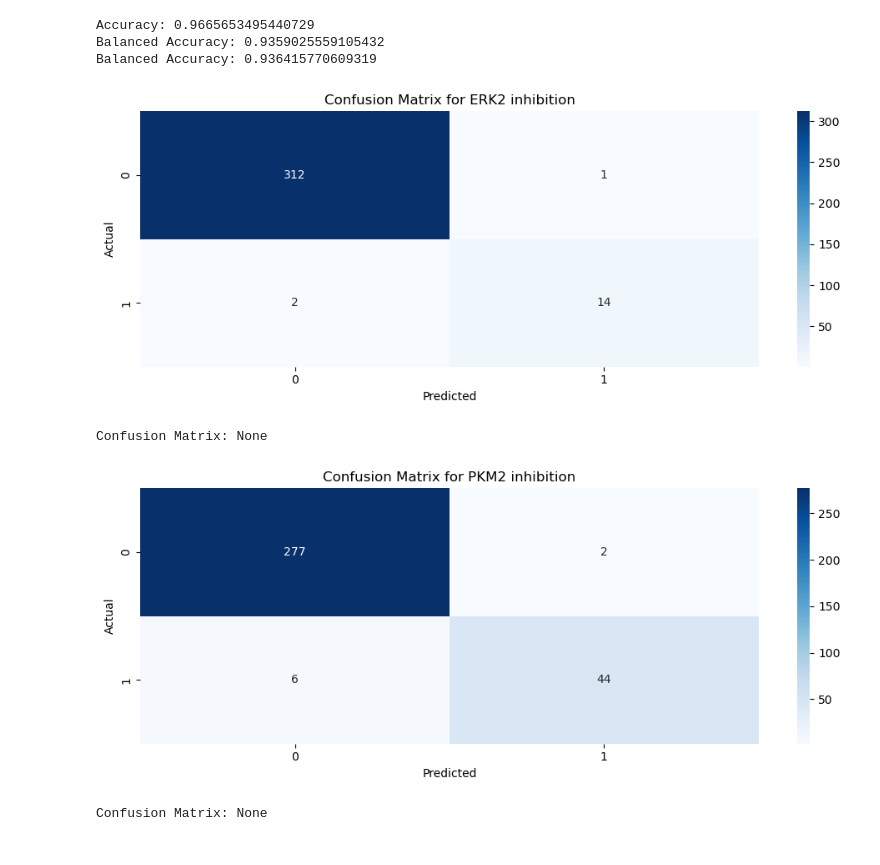
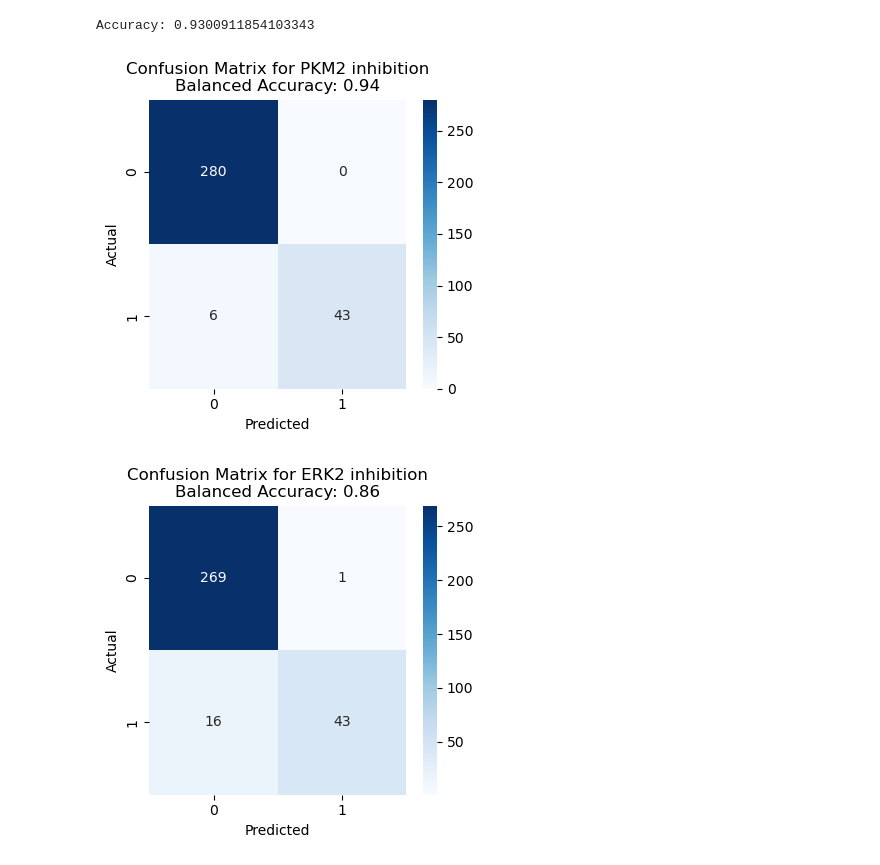
Before and after one commit to jobvandijk/GroupAssigment_group6, a Jupyter notebook: RandomForest.ipynb, the cells around one changed output. Saved outputs shown, nothing was run; the diff lists cells and outputs as text; code cells hidden in the pictures.

```diff
--- a/RandomForest.ipynb
+++ b/RandomForest.ipynb
@@ -13,16 +13,20 @@ file_path = r"sorted_tested_molecules.csv"
 df = pd.read_csv(file_path)
 
 def line_multiplication_class_balancing(df, dupe_amount):
+    # Filter for rows where both PKM2_inhibition and ERK2_inhibition are 1
+    ones_filter = (df['PKM2_inhibition'] == 1) & (df['ERK2_inhibition'] == 1)
 
-    ones_filter = (df['PKM2_inhibition'] == 1) | (df['ERK2_inhibition'] == 1)
-
+    # Select only rows that satisfy the filter
     filtered_df = df[ones_filter]
 
+    # Randomly select indices from filtered_df to duplicate
     random_selection = np.random.choice(filtered_df.index, size=dupe_amount, replace=True)
+
+    # Duplicate the selected rows
     duped_rows = df.loc[random_selection]
 
-    # "balanced"
-    balanced_df = pd.concat([df,duped_rows], ignore_index=True)
+    # Concatenate original dataframe and duplicated rows
+    balanced_df = pd.concat([df, duped_rows], ignore_index=True)
 
     return balanced_df
 
@@ -69,48 +73,53 @@ results_df.to_csv(output_file_path, index=False)
 def balanced_accuracy_score(y_true, y_pred):
     cm = confusion_matrix(y_true, y_pred)
     num_classes = cm.shape[0]
     sensitivities = []
 
     for i in range(num_classes):
         true_positives = cm[i, i]
         actual_positives = cm[i, :].sum()
         sensitivity = true_positives / actual_positives
         sensitivities.append(sensitivity)
 
     balanced_accuracy = sum(sensitivities) / num_classes
     return balanced_accuracy
 
 y_pred1 = y_pred[:, 0]
 y_pred2 = y_pred[:, 1]
 
 y_true1 = y_test['PKM2_inhibition'].values
 y_true2 = y_test['ERK2_inhibition'].values
-print("Balanced Accuracy:", balanced_accuracy_score(y_true1, y_pred1))
-print("Balanced Accuracy:", balanced_accuracy_score(y_true2, y_pred2))
-
 
 def cm_plot(y_true, y_pred, class_name):
-    # Confusion Matrix for PKM2 inhibition
+    # Calculate balanced accuracy
+    balanced_acc = balanced_accuracy_score(y_true, y_pred)
+
+    # Confusion Matrix
     cm = confusion_matrix(y_true, y_pred)
-    plt.figure(figsize=(10, 4))
+    plt.figure(figsize=(4, 4))
+
+    # Plot confusion matrix
     sns.heatmap(cm, annot=True, fmt='d', cmap='Blues')
-    plt.title("Confusion Matrix for "+ class_name + " inhibition")
+
+    # Title with class name and balanced accuracy
+    plt.title(f"Confusion Matrix for {class_name} inhibition\nBalanced Accuracy: {balanced_acc:.2f}")
     plt.xlabel('Predicted')
     plt.ylabel('Actual')
     plt.tight_layout()
     plt.show()
 
+# Plot confusion matrix for ERK2 inhibition
+cm_plot(y_true1, y_pred1, class_name='PKM2')
 
-print("Confusion Matrix:", cm_plot(y_true1, y_pred1, class_name='ERK2'))
-print("Confusion Matrix:", cm_plot(y_true2, y_pred2, class_name="PKM2"))
+# Plot confusion matrix for PKM2 inhibition
+cm_plot(y_true2, y_pred2, class_name='ERK2')
+
+# Read in new csv
+df = pd.read_csv("untested_2D_descriptors.csv")
 # %% [output]
-Accuracy: 0.9665653495440729
-Balanced Accuracy: 0.9359025559105432
-Balanced Accuracy: 0.936415770609319
+Accuracy: 0.9300911854103343
-[figure, old version]
+[figure, new version]
-Confusion Matrix: None
-[figure, old version]
+[figure, new version]
-Confusion Matrix: None
 # %%
 import pandas as pd
 import numpy as np
```
Also changed, not shown: parts of 1 cell of this notebook, 8 other files.
